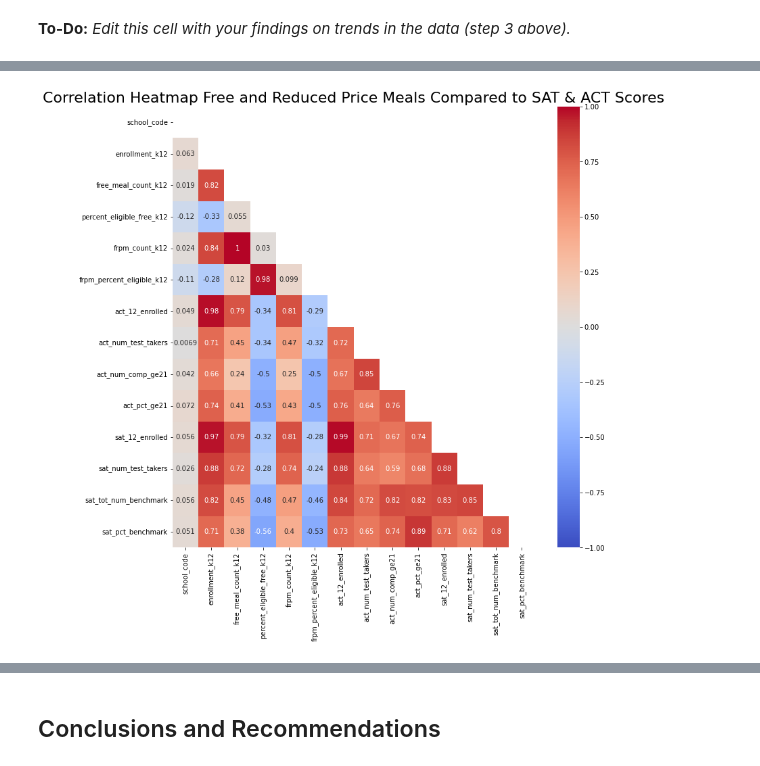
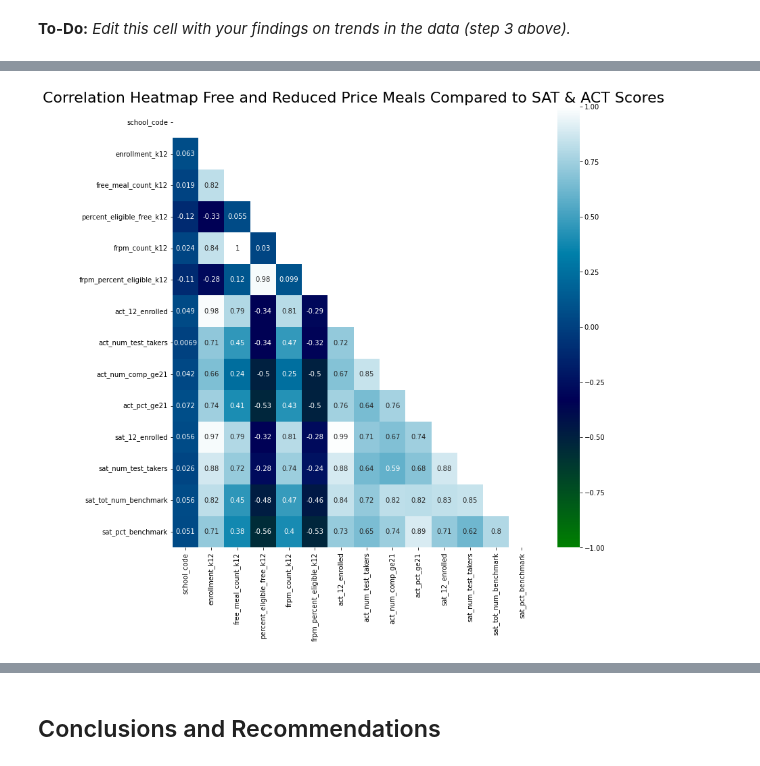
Before and after one commit to brandiehatch/project-1, a Jupyter notebook: hatch_frpm_sat_act_ca_2022.ipynb, the cells around one changed output, grey strips where cells are left out. Saved outputs shown, nothing was run; the diff lists cells and outputs as text; code cells hidden in the pictures.

```diff
--- a/hatch_frpm_sat_act_ca_2022.ipynb
+++ b/hatch_frpm_sat_act_ca_2022.ipynb
@@ -747,7 +756,7 @@ Here are some prompts to get you started with visualizations. Feel free to add a
 # %%
 plt.figure(figsize=(12,12))
 mask = np.triu(np.ones_like(frpm_act_sat.corr(), dtype=bool))
-sns.heatmap(frpm_act_sat.corr(), vmin=-1, vmax=1, cmap='coolwarm', mask=mask, annot=True)
+sns.heatmap(frpm_act_sat.corr(), vmin=-1, vmax=1, cmap='ocean', mask=mask, annot=True)
 plt.title('Correlation Heatmap Free and Reduced Price Meals Compared to SAT & ACT Scores', fontsize=22);
 # %% [output]
-[figure, old version]
+[figure, new version]
```
Also changed, not shown: parts of 2 cells of this notebook.
